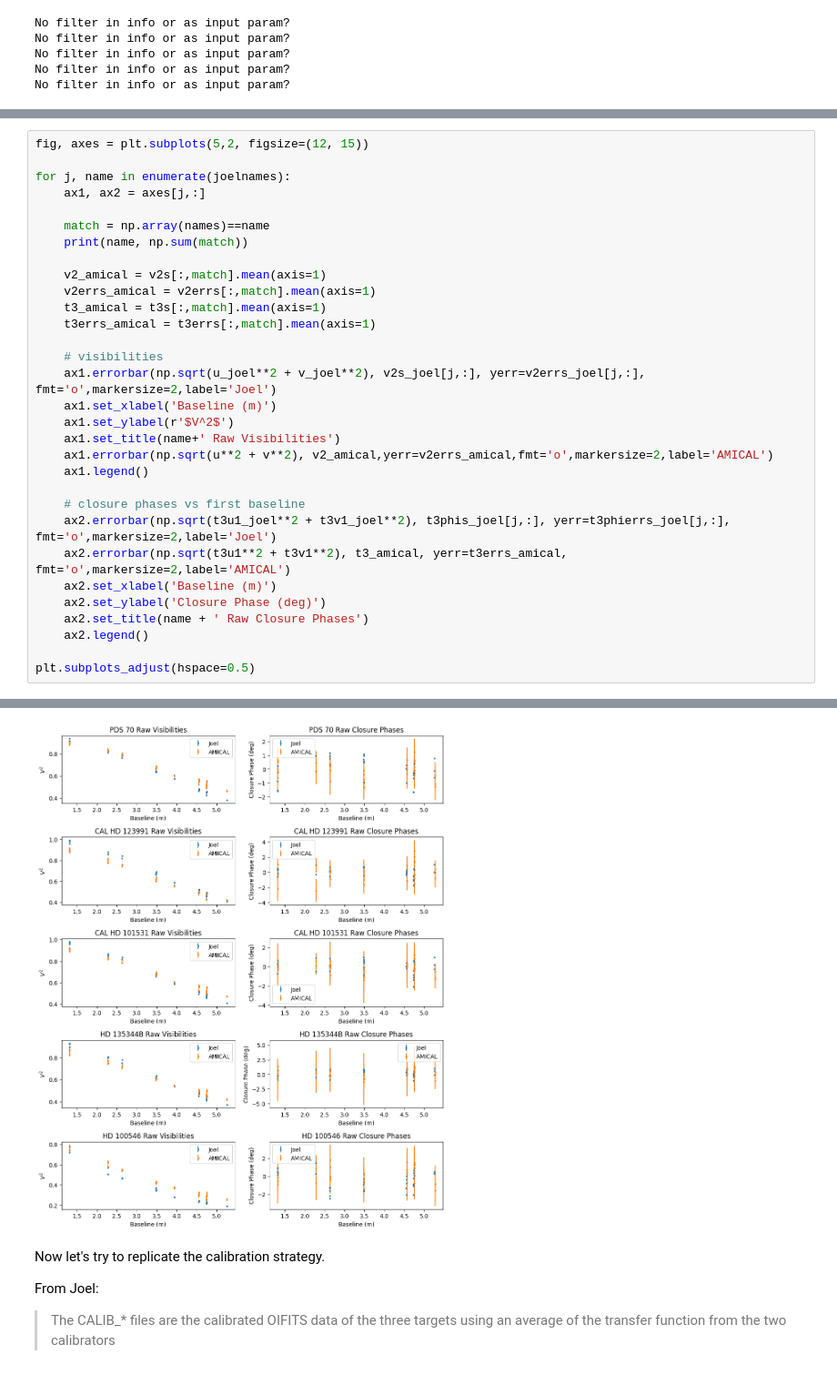
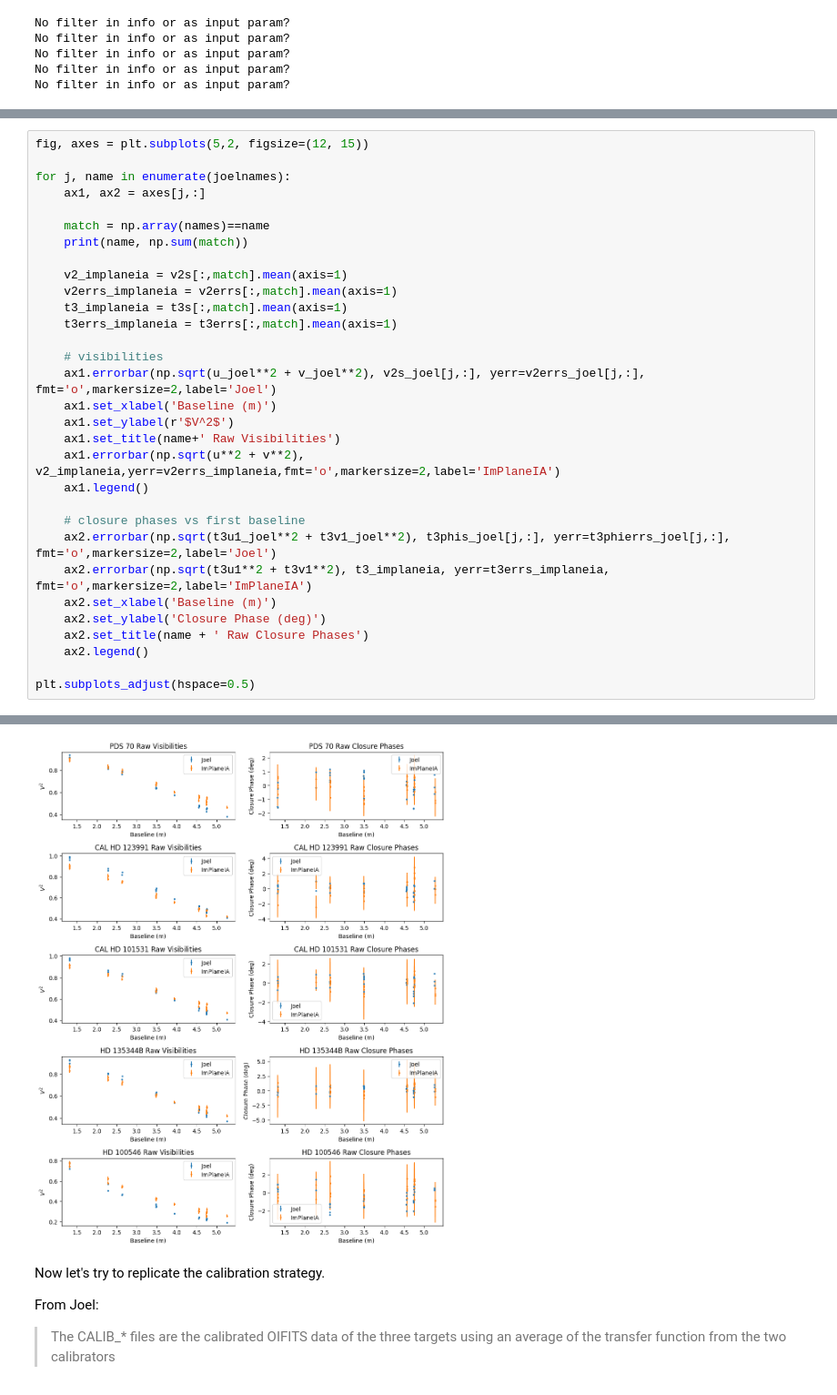
Before and after one commit to benjaminpope/ami, a Jupyter notebook: notebooks/comparison_1242.ipynb, the cells around one changed output, grey strips where cells are left out. Shown at 91% size. Saved outputs shown, nothing was run; the diff lists cells and outputs as text.

```diff
--- a/notebooks/comparison_1242.ipynb
+++ b/notebooks/comparison_1242.ipynb
@@ -323,40 +323,40 @@ Let's look at how AMICAL and SAMPip compare.
 fig, axes = plt.subplots(5,2, figsize=(12, 15))
 
 for j, name in enumerate(joelnames):
     ax1, ax2 = axes[j,:]
 
     match = np.array(names)==name
     print(name, np.sum(match))
 
-    v2_amical = v2s[:,match].mean(axis=1)
-    v2errs_amical = v2errs[:,match].mean(axis=1)
-    t3_amical = t3s[:,match].mean(axis=1)
-    t3errs_amical = t3errs[:,match].mean(axis=1)
+    v2_implaneia = v2s[:,match].mean(axis=1)
+    v2errs_implaneia = v2errs[:,match].mean(axis=1)
+    t3_implaneia = t3s[:,match].mean(axis=1)
+    t3errs_implaneia = t3errs[:,match].mean(axis=1)
 
     # visibilities
     ax1.errorbar(np.sqrt(u_joel**2 + v_joel**2), v2s_joel[j,:], yerr=v2errs_joel[j,:], fmt='o',markersize=2,label='Joel')
     ax1.set_xlabel('Baseline (m)')
     ax1.set_ylabel(r'$V^2$')
     ax1.set_title(name+' Raw Visibilities')
-    ax1.errorbar(np.sqrt(u**2 + v**2), v2_amical,yerr=v2errs_amical,fmt='o',markersize=2,label='AMICAL')
+    ax1.errorbar(np.sqrt(u**2 + v**2), v2_implaneia,yerr=v2errs_implaneia,fmt='o',markersize=2,label='ImPlaneIA')
     ax1.legend()
 
     # closure phases vs first baseline
     ax2.errorbar(np.sqrt(t3u1_joel**2 + t3v1_joel**2), t3phis_joel[j,:], yerr=t3phierrs_joel[j,:], fmt='o',markersize=2,label='Joel')
-    ax2.errorbar(np.sqrt(t3u1**2 + t3v1**2), t3_amical, yerr=t3errs_amical, fmt='o',markersize=2,label='AMICAL')
+    ax2.errorbar(np.sqrt(t3u1**2 + t3v1**2), t3_implaneia, yerr=t3errs_implaneia, fmt='o',markersize=2,label='ImPlaneIA')
     ax2.set_xlabel('Baseline (m)')
     ax2.set_ylabel('Closure Phase (deg)')
     ax2.set_title(name + ' Raw Closure Phases')
     ax2.legend()
 
 plt.subplots_adjust(hspace=0.5)
 # %% [output]
 PDS 70 4
 CAL HD 123991 4
 CAL HD 101531 3
 HD 135344B 3
 HD 100546 3
-[figure, old version]
+[figure, new version]
 # %% [markdown]
 Now let's try to replicate the calibration strategy.
 
```
Also changed, not shown: parts of 8 cells of this notebook.
